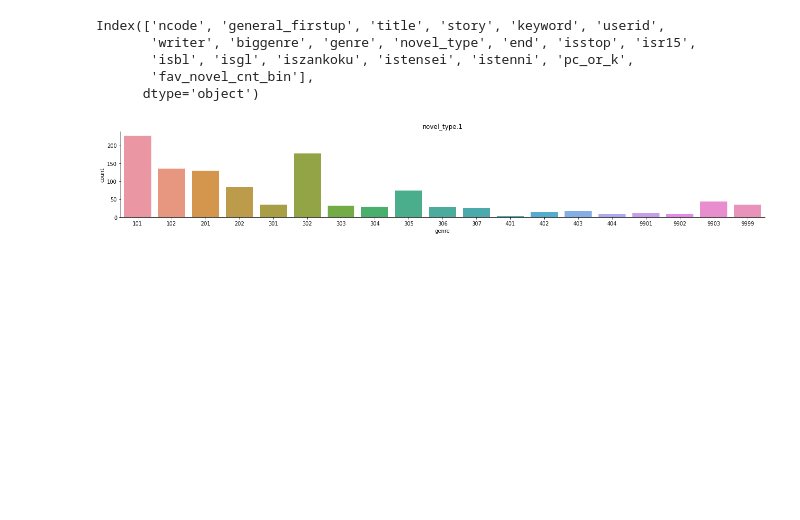
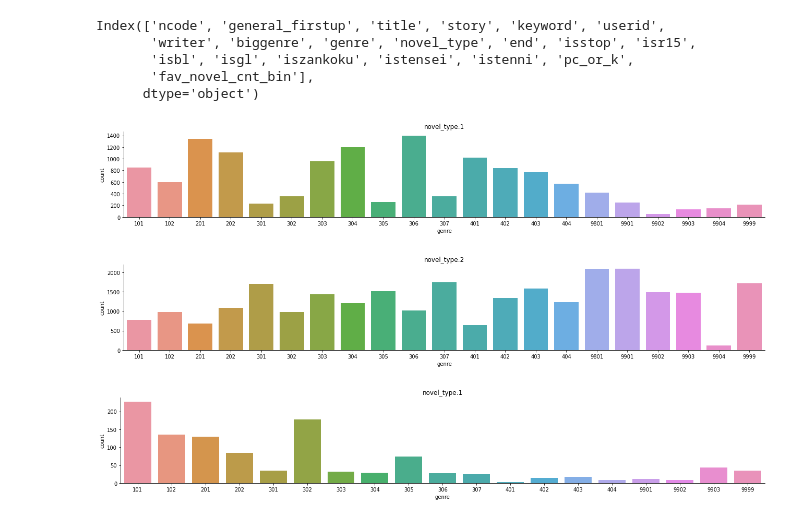
Before and after one commit to heizari/nishika_novel, a Jupyter notebook: notebook/006_EDA.ipynb, the cells around one changed output. Cells and saved outputs as stored; diff of their text form; code cells hidden in the pictures; blank space fills up the shorter version.

```diff
--- a/notebook/006_EDA.ipynb
+++ b/notebook/006_EDA.ipynb
@@ -79,6 +79,15 @@ Index(['ncode', 'general_firstup', 'title', 'story', 'keyword', 'userid',
        'isbl', 'isgl', 'iszankoku', 'istensei', 'istenni', 'pc_or_k',
        'fav_novel_cnt_bin'],
       dtype='object')
+# %%
+col = 'novel_type'
+target = 'genre'
+for n_type in columnUnique(train_df, col):
+    sns.catplot(x=target,data=train_df.query(f'{col} == @n_type').sort_values(target),kind='count', height=3, aspect=6)
+    plt.title(f'{col}:{n_type}')
+# %% [output]
+[figure, added]
+[figure, added]
 # %%
 col = 'novel_type'
 target = 'genre'
```
Also changed, not shown: 10 other files.
